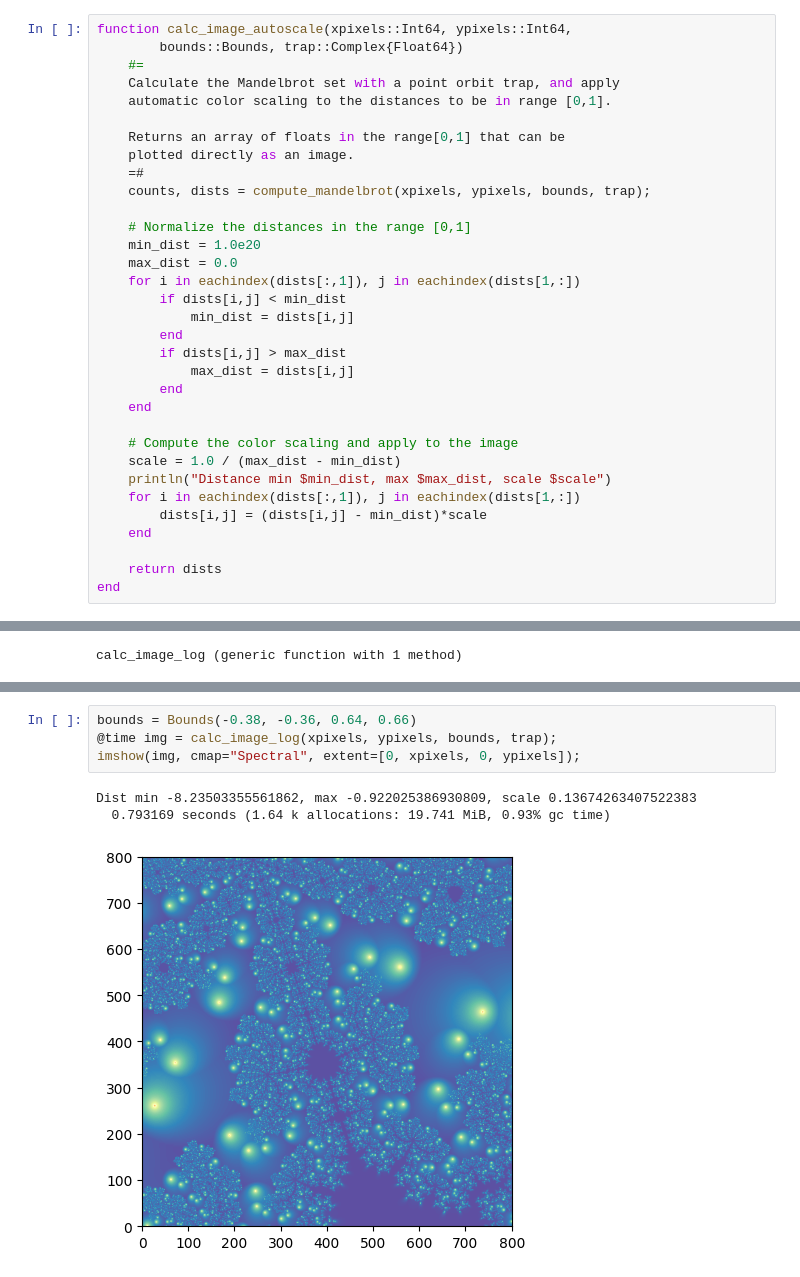
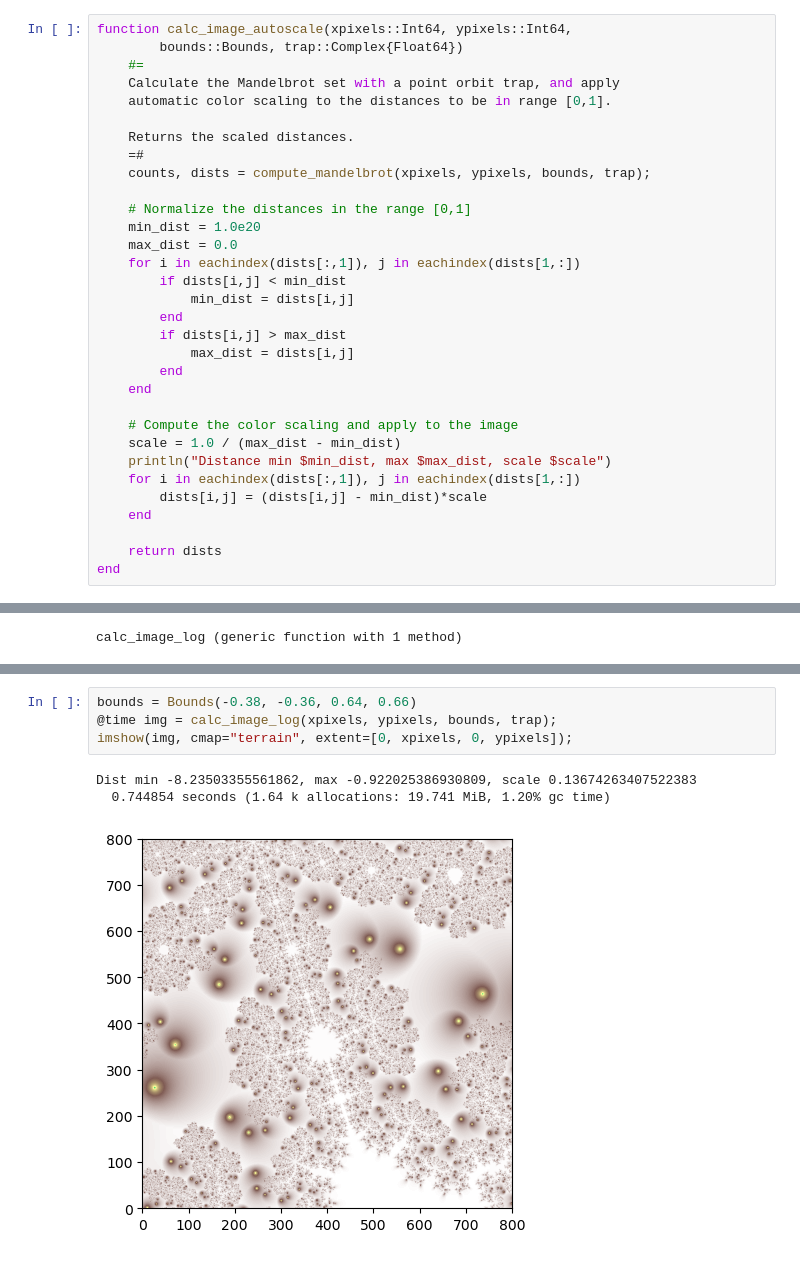
Before and after one commit to ciric50/mandelbrot-julia, a Jupyter notebook: ijulia/point-trap.ipynb, the cells around one changed output, grey strips where cells are left out. Cells and saved outputs as stored; diff of their text form.

```diff
--- a/ijulia/point-trap.ipynb
+++ b/ijulia/point-trap.ipynb
@@ -85,8 +89,7 @@ function calc_image_autoscale(xpixels::Int64, ypixels::Int64,
     Calculate the Mandelbrot set with a point orbit trap, and apply
     automatic color scaling to the distances to be in range [0,1].
 
-    Returns an array of floats in the range[0,1] that can be
-    plotted directly as an image.
+    Returns the scaled distances.
     =#
     counts, dists = compute_mandelbrot(xpixels, ypixels, bounds, trap);
 
@@ -280,11 +283,11 @@ Dist min -7.530645705275738, max -0.7086036218306465, scale 0.1465836750592142
 # %%
 bounds = Bounds(-0.38, -0.36, 0.64, 0.66)
 @time img = calc_image_log(xpixels, ypixels, bounds, trap);
-imshow(img, cmap="Spectral", extent=[0, xpixels, 0, ypixels]);
+imshow(img, cmap="terrain", extent=[0, xpixels, 0, ypixels]);
 # %% [output]
 Dist min -8.23503355561862, max -0.922025386930809, scale 0.13674263407522383
-  0.793169 seconds (1.64 k allocations: 19.741 MiB, 0.93% gc time)
+  0.744854 seconds (1.64 k allocations: 19.741 MiB, 1.20% gc time)
-[figure, old version]
+[figure, new version]
 # %%
 bounds = Bounds(-0.373, -0.367, 0.647, 0.653)
 @time img = calc_image_log(xpixels, ypixels, bounds, trap);
```
Also changed, not shown: parts of 14 cells of this notebook, 2 other files.
